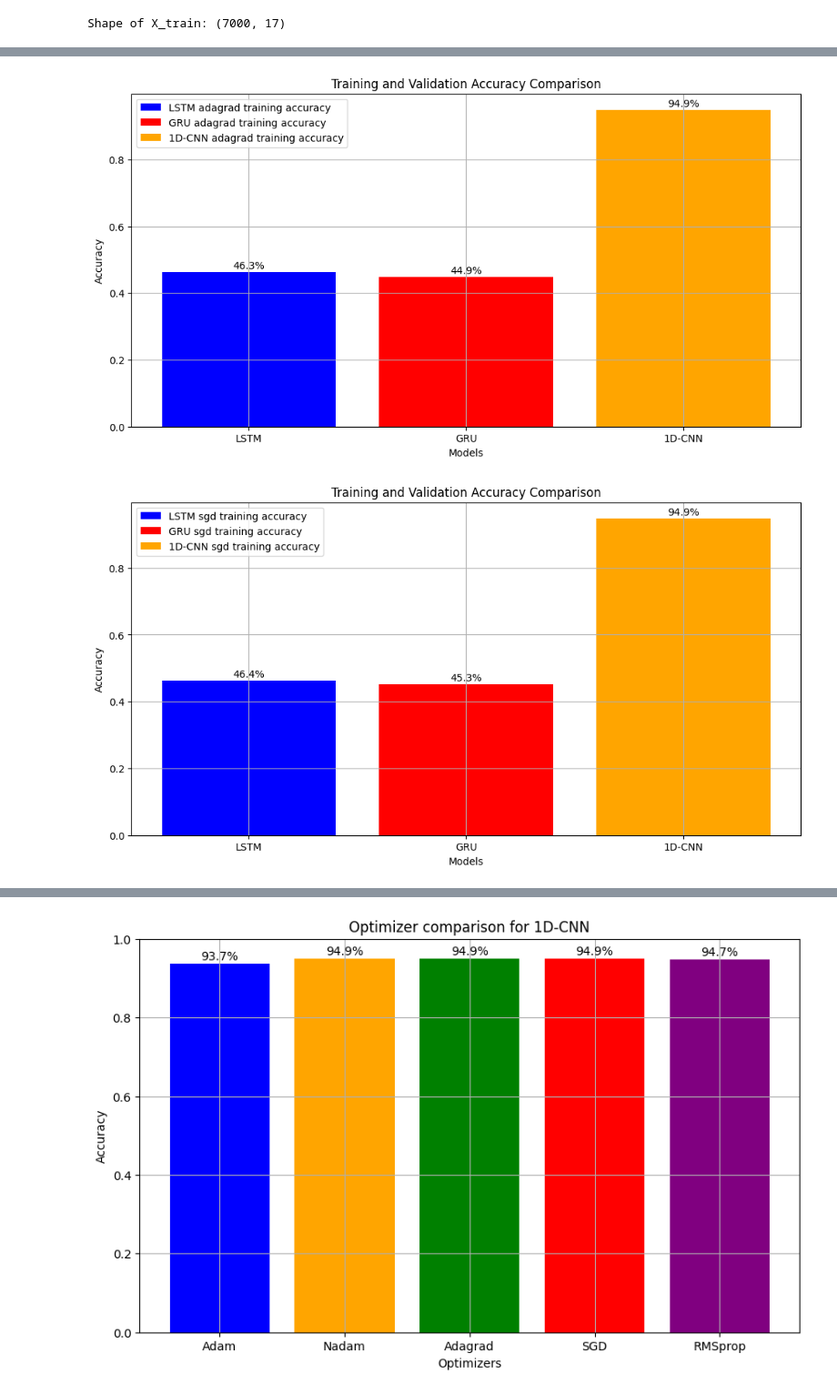
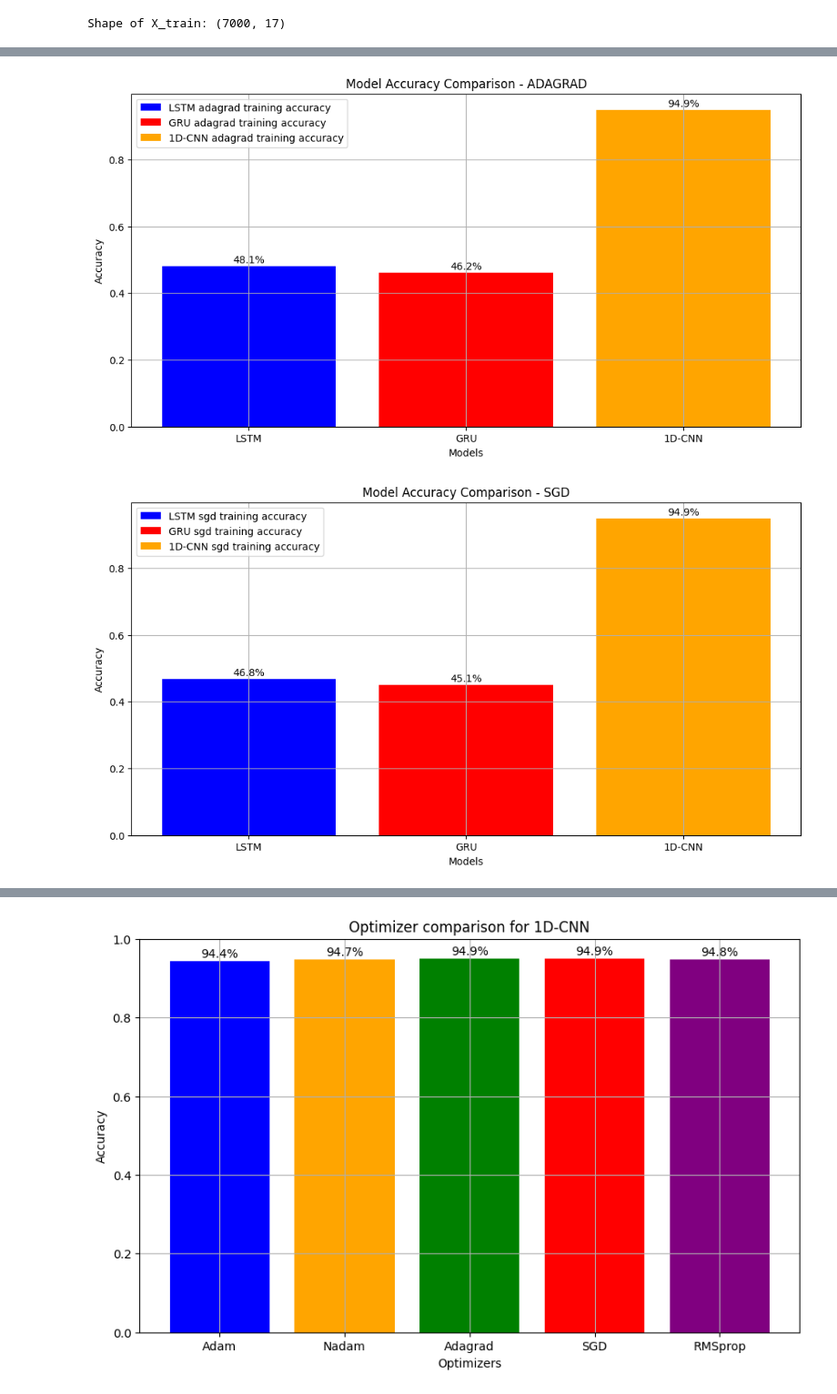
Before and after one commit to JenilGajjar20/SensorNetGuard, a Jupyter notebook: combined.ipynb, the cells around one changed output, grey strips where cells are left out. Shown at 91% size. Drawn from its saved outputs; the diff is of its cells as text; code cells hidden in the pictures.

```diff
--- a/combined.ipynb
+++ b/combined.ipynb
@@ -464,7 +464,7 @@ Shape of X_train: (7000, 17)
 # %%
 cnn_model = Sequential()
 
-cnn_model.add(Conv1D(filters=64, kernel_size=3, activation="relu", input_shape=(
+cnn_model.add(Conv1D(filters=32, kernel_size=3, activation="relu", input_shape=(
     sequence_length, num_features), kernel_regularizer=regularizers.l1_l2(l1=0.001, l2=0.001)))
 
 cnn_model.add(MaxPooling1D(pool_size=2))
@@ -1158,17 +1164,22 @@ plt.show()
 # %%
 plt.figure(figsize=(12, 6))
 
-lstm_nadam_train_acc = np.mean(lstm_nadam_history.history["accuracy"])
+# lstm_nadam_train_acc = np.mean(lstm_nadam_history.history["accuracy"])
 # lstm_nadam_val_acc = lstm_nadam_history.history["val_accuracy"]
 
-gru_nadam_train_acc = np.mean(gru_nadam_history.history["accuracy"])
+# gru_nadam_train_acc = np.mean(gru_nadam_history.history["accuracy"])
 # gru_nadam_val_acc = gru_nadam_history.history["val_accuracy"]
 
-cnn_nadam_train_acc = np.mean(cnn_nadam_history.history["accuracy"])
+# cnn_nadam_train_acc = np.mean(cnn_nadam_history.history["accuracy"])
 # cnn_nadam_val_acc = cnn_nadam_history.history["val_accuracy"]
 
-nadam_accuracies = [lstm_nadam_train_acc,
-                    gru_nadam_train_acc, cnn_nadam_train_acc]
+# nadam_accuracies = [lstm_nadam_train_acc,
+#                     gru_nadam_train_acc, cnn_nadam_train_acc]
+
+nadam_histories = [lstm_nadam_history, gru_nadam_history, cnn_nadam_history]
+
+nadam_accuracies = [n_history.history['accuracy'][-1]
+                    for n_history in nadam_histories]
 
 nadam_bar = plt.bar(models, nadam_accuracies, label=['LSTM nadam training accuracy',
                                                      'GRU nadam training accuracy', '1D-CNN nadam training accuracy'], color=['blue', 'red', 'orange'])
@@ -1178,7 +1189,7 @@ for bar in nadam_bar:
     plt.text(bar.get_x() + bar.get_width() / 2, y_val +
              0.01, f'{y_val*100:.1f}%', ha='center')
 
-plt.title('Training and Validation Accuracy Comparison')
+plt.title('Model Accuracy Comparison - NADAM')
 plt.xlabel('Models')
 plt.ylabel('Accuracy')
 plt.legend()
@@ -1189,68 +1200,57 @@ plt.show()
 # %%
 plt.figure(figsize=(12, 6))
 
-# plt.plot(lstm_adagrad_history.history["accuracy"],
-#          label="LSTM adagrad training accuracy", color='blue')
-# plt.plot(lstm_adagrad_history.history["val_accuracy"],
-#          label="LSTM adagrad validation accuracy", color='lightblue')
-
-# plt.plot(gru_adagrad_history.history["accuracy"],
-#          label="GRU adagrad training accuracy", color='green')
-# plt.plot(gru_adagrad_history.history["val_accuracy"],
-#          label="GRU adagrad validation accuracy", color='lightgreen')
-
-# plt.plot(cnn_adagrad_history.history["accuracy"],
-#          label="CNN adagrad training accuracy", color='orange')
-# plt.plot(cnn_adagrad_history.history["val_accuracy"],
-#          label="CNN adagrad validation accuracy", color='gold')
-
-lstm_adagrad_train_acc = np.mean(lstm_adagrad_history.history['accuracy'])
+# lstm_adagrad_train_acc = np.mean(lstm_adagrad_history.history['accuracy'])
 # lstm_adagrad_val_acc = lstm_adagrad_history.history['val_accuracy']
 
-gru_adagrad_train_acc = np.mean(gru_adagrad_history.history['accuracy'])
+# gru_adagrad_train_acc = np.mean(gru_adagrad_history.history['accuracy'])
 # gru_adagrad_val_acc = gru_adagrad_history.history['val_accuracy']
 
-cnn_adagrad_train_acc = np.mean(cnn_adagrad_history.history['accuracy'])
+# cnn_adagrad_train_acc = np.mean(cnn_adagrad_history.history['accuracy'])
 # cnn_adagrad_val_acc = cnn_adagrad_history.history['val_accuracy']
 
-# plt.bar(epochs, lstm_adagrad_train_acc, width=bar_width,
-#         label="LSTM adagrad training accuracy", color='blue')
+# adagrad_accuracies = [lstm_adagrad_train_acc,
+#                       gru_adagrad_train_acc, cnn_adagrad_train_acc]
 
-# plt.bar([e + 1 * bar_width for e in epochs], gru_adagrad_train_acc,
-#         width=bar_width, label="GRU adagrad training accuracy", color='red')
+adagrad_histories = [lstm_adagrad_history,
+                     gru_adagrad_history, cnn_adagrad_history]
 
-# plt.bar([e + 2 * bar_width for e in epochs], cnn_adagrad_train_acc,
-#         width=bar_width, label="CNN adagrad training accuracy", color='orange')
+adagrad_accuracies = [ad_history.history['accuracy'][-1]
+                      for ad_history in adagrad_histories]
 
-adagrad_accuracies = [lstm_adagrad_train_acc,
-                      gru_adagrad_train_acc, cnn_adagrad_train_acc]
 adagrad_bar = plt.bar(models, adagrad_accuracies,  label=['LSTM adagrad training accuracy',
                                                           'GRU adagrad training accuracy', '1D-CNN adagrad training accuracy'], color=['blue', 'red',  'orange'])
 
 for bar in adagrad_bar:
     y_val = bar.get_height()
     plt.text(bar.get_x() + bar.get_width() / 2, y_val +
              0.01, f'{y_val*100:.1f}%', ha='center')
 
-plt.title('Training and Validation Accuracy Comparison')
+plt.title('Model Accuracy Comparison - ADAGRAD')
 plt.xlabel('Models')
 plt.ylabel('Accuracy')
 plt.legend()
 plt.grid(True)
 plt.show()
 # %% [output]
-[figure, old version]
+[figure, new version]
 # %%
 plt.figure(figsize=(12, 6))
 
-lstm_sgd_train_acc = np.mean(lstm_sgd_history.history['accuracy'])
+# lstm_sgd_train_acc = np.mean(lstm_sgd_history.history['accuracy'])
 
-gru_sgd_train_acc = np.mean(gru_sgd_history.history['accuracy'])
+# gru_sgd_train_acc = np.mean(gru_sgd_history.history['accuracy'])
 
-cnn_sgd_train_acc = np.mean(cnn_sgd_history.history['accuracy'])
+# cnn_sgd_train_acc = np.mean(cnn_sgd_history.history['accuracy'])
 
-sgd_accuracies = [lstm_sgd_train_acc,
-                  gru_sgd_train_acc, cnn_sgd_train_acc]
+# sgd_accuracies = [lstm_sgd_train_acc,
+#                   gru_sgd_train_acc, cnn_sgd_train_acc]
+
+sgd_histories = [lstm_sgd_history, gru_sgd_history, cnn_sgd_history]
+
+sgd_accuracies = [sgd_history.history['accuracy'][-1]
+                  for sgd_history in sgd_histories]
+
 sgd_bar = plt.bar(models, sgd_accuracies,  label=['LSTM sgd training accuracy',
                                                   'GRU sgd training accuracy', '1D-CNN sgd training accuracy'], color=['blue', 'red',  'orange'])
 
@@ -1259,14 +1259,14 @@ for bar in sgd_bar:
     plt.text(bar.get_x() + bar.get_width() / 2, y_val +
              0.01, f'{y_val*100:.1f}%', ha='center')
 
-plt.title('Training and Validation Accuracy Comparison')
+plt.title('Model Accuracy Comparison - SGD')
 plt.xlabel('Models')
 plt.ylabel('Accuracy')
 plt.legend()
 plt.grid(True)
 plt.show()
 # %% [output]
-[figure, old version]
+[figure, new version]
 # %%
 plt.figure(figsize=(12, 6))
 
```
Also changed, not shown: parts of 29 cells of this notebook.
